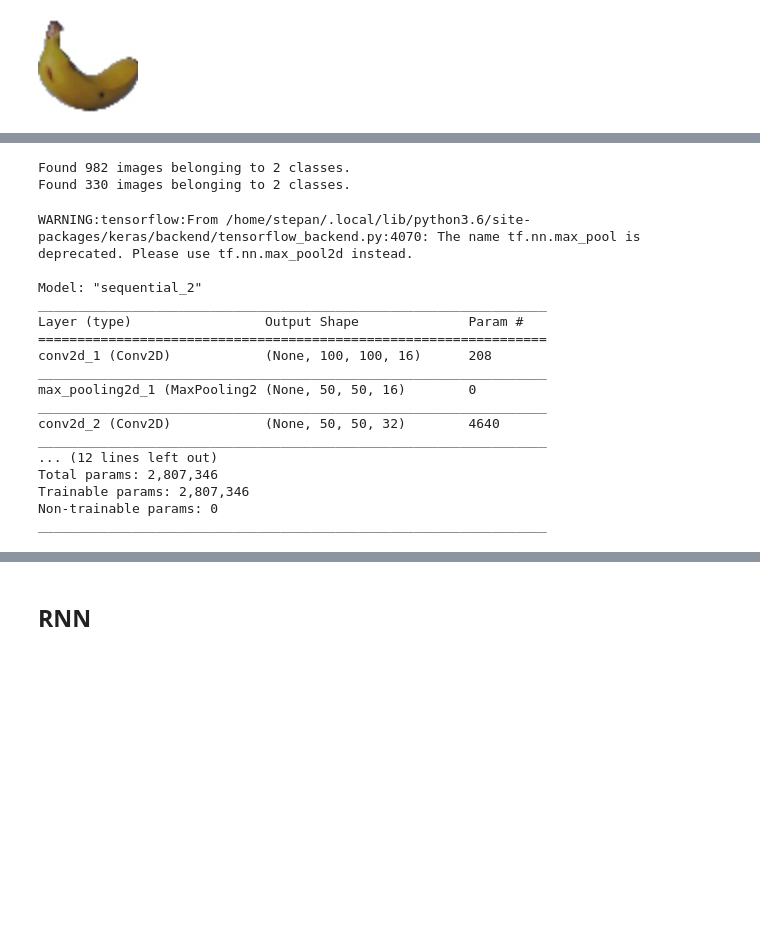
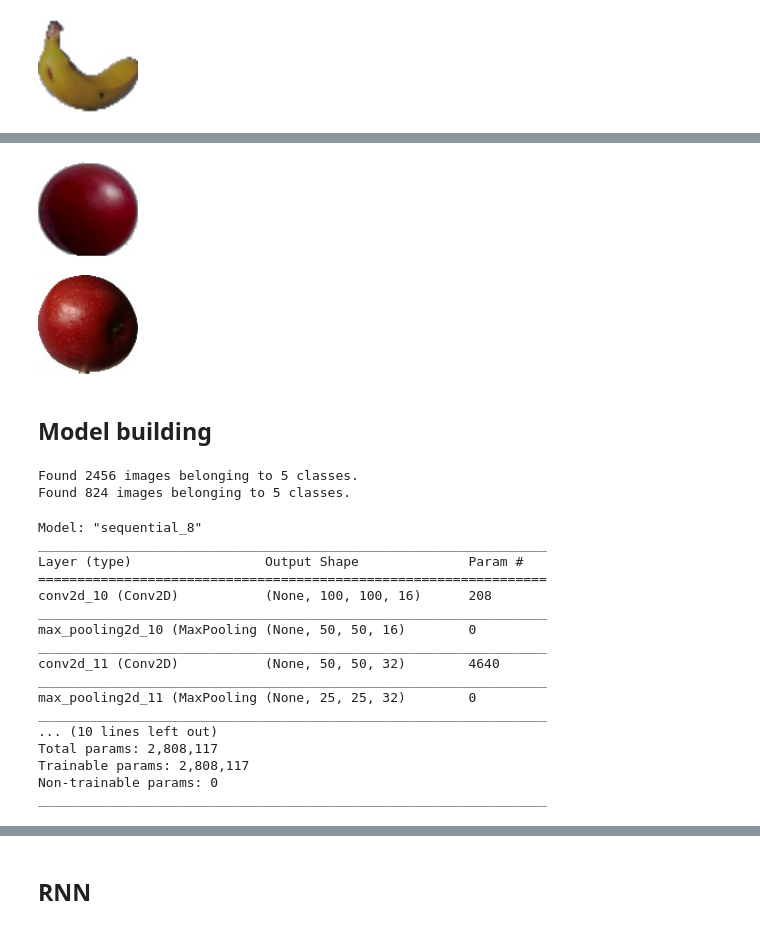
Before and after one commit to Stepess/neural_network, a Jupyter notebook: neural_networks.ipynb, the cells around one changed output, grey strips where cells are left out. Saved outputs shown, nothing was run; the diff lists cells and outputs as text; code cells hidden in the pictures; blank space fills up the shorter version.

Commit message:
cnn add classes

```diff
--- a/neural_networks.ipynb
+++ b/neural_networks.ipynb
@@ -153,3 +170,13 @@ banana
+# %%
+cherry
+# %% [output]
+[figure, added]
+# %%
+apple_red
+# %% [output]
+[figure, added]
+# %% [markdown]
+## Model building
 # %%
 from keras.preprocessing.image import ImageDataGenerator
 
@@ -172,53 +199,55 @@ train_generator = train_datagen.flow_from_directory(
     batch_size=32,
     class_mode='binary')
 
-
 validation_generator = val_datagen.flow_from_directory(
     test_dir,
     target_size=img_size,
     batch_size=32,
     class_mode='binary')
+
+num_of_classes = 5
 # %% [output]
-Found 982 images belonging to 2 classes.
-Found 330 images belonging to 2 classes.
+Found 2456 images belonging to 5 classes.
+Found 824 images belonging to 5 classes.
 # %%
 from keras.models import Sequential
 from keras.layers import Conv2D, MaxPooling2D, AveragePooling2D
 from keras.layers import Dropout, Flatten, Dense
-model = Sequential()
 
-model.add(Conv2D(filters=16, kernel_size=(2, 2), padding="same", activation="relu", input_shape=(100,100,3)))
-model.add(MaxPooling2D(pool_size=(2, 2), padding='same'))
+cnn_model = Sequential()
 
-model.add(Conv2D(filters=32, kernel_size=(3, 3), padding="same", activation="relu"))
-model.add(MaxPooling2D(pool_size=(2, 2), padding='same'))
+cnn_model.add(Conv2D(filters=16, kernel_size=(2, 2), padding="same", activation="relu", input_shape=(100,100,3)))
+cnn_model.add(MaxPooling2D(pool_size=(2, 2), padding='same'))
 
-model.add(Conv2D(filters=64, kernel_size=(4, 4), padding="same", activation="relu"))
-model.add(MaxPooling2D(pool_size=(2, 2), padding='same'))
+cnn_model.add(Conv2D(filters=32, kernel_size=(3, 3), padding="same", activation="relu"))
+cnn_model.add(MaxPooling2D(pool_size=(2, 2), padding='same'))
 
-model.add(Flatten())
+cnn_model.add(Conv2D(filters=64, kernel_size=(4, 4), padding="same", activation="relu"))
+cnn_model.add(MaxPooling2D(pool_size=(2, 2), padding='same'))
 
-model.add(Dense(256, activation="relu"))
-model.add(Dense(2, activation="softmax"))
+cnn_model.add(Flatten())
 
-model.compile(optimizer='adam', loss='sparse_categorical_crossentropy', metrics=['accuracy'])
-model.summary()
+cnn_model.add(Dense(256, activation="relu"))
+cnn_model.add(Dense(num_of_classes, activation="softmax"))
+
+cnn_model.compile(optimizer='adam', loss='sparse_categorical_crossentropy', metrics=['accuracy'])
+cnn_model.summary()
 # %% [output]
-WARNING:tensorflow:From /home/stepan/.local/lib/python3.6/site-packages/keras/backend/tensorflow_backend.py:4070: The name tf.nn.max_pool is deprecated. Please use tf.nn.max_pool2d instead.
-
-Model: "sequential_2"
+Model: "sequential_8"
 _________________________________________________________________
 Layer (type)                 Output Shape              Param #
 =================================================================
-conv2d_1 (Conv2D)            (None, 100, 100, 16)      208
+conv2d_10 (Conv2D)           (None, 100, 100, 16)      208
 _________________________________________________________________
-max_pooling2d_1 (MaxPooling2 (None, 50, 50, 16)        0
+max_pooling2d_10 (MaxPooling (None, 50, 50, 16)        0
 _________________________________________________________________
-conv2d_2 (Conv2D)            (None, 50, 50, 32)        4640
+conv2d_11 (Conv2D)           (None, 50, 50, 32)        4640
 _________________________________________________________________
-... (12 lines left out)
-Total params: 2,807,346
-Trainable params: 2,807,346
+max_pooling2d_11 (MaxPooling (None, 25, 25, 32)        0
+_________________________________________________________________
+... (10 lines left out)
+Total params: 2,808,117
+Trainable params: 2,808,117
 Non-trainable params: 0
 _________________________________________________________________
 # %%
```
Also changed, not shown: parts of 5 cells of this notebook.
